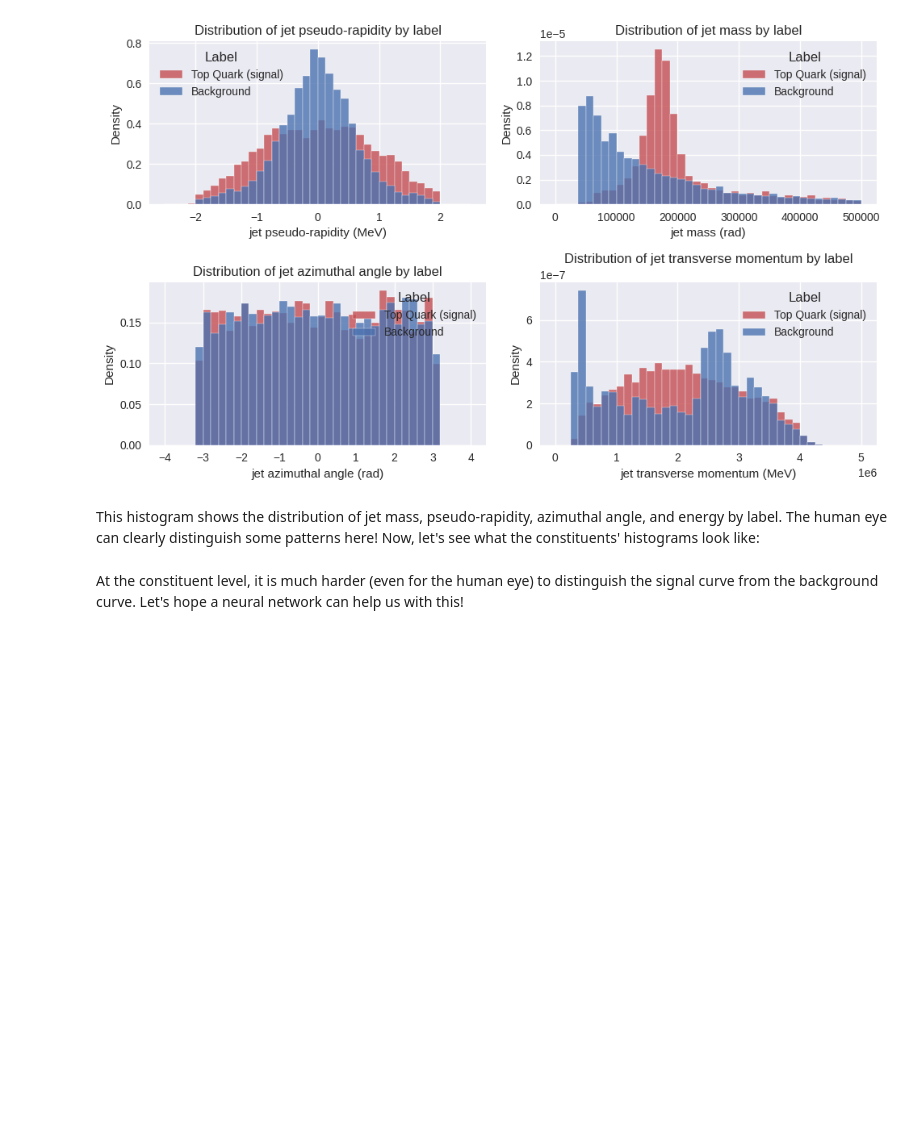
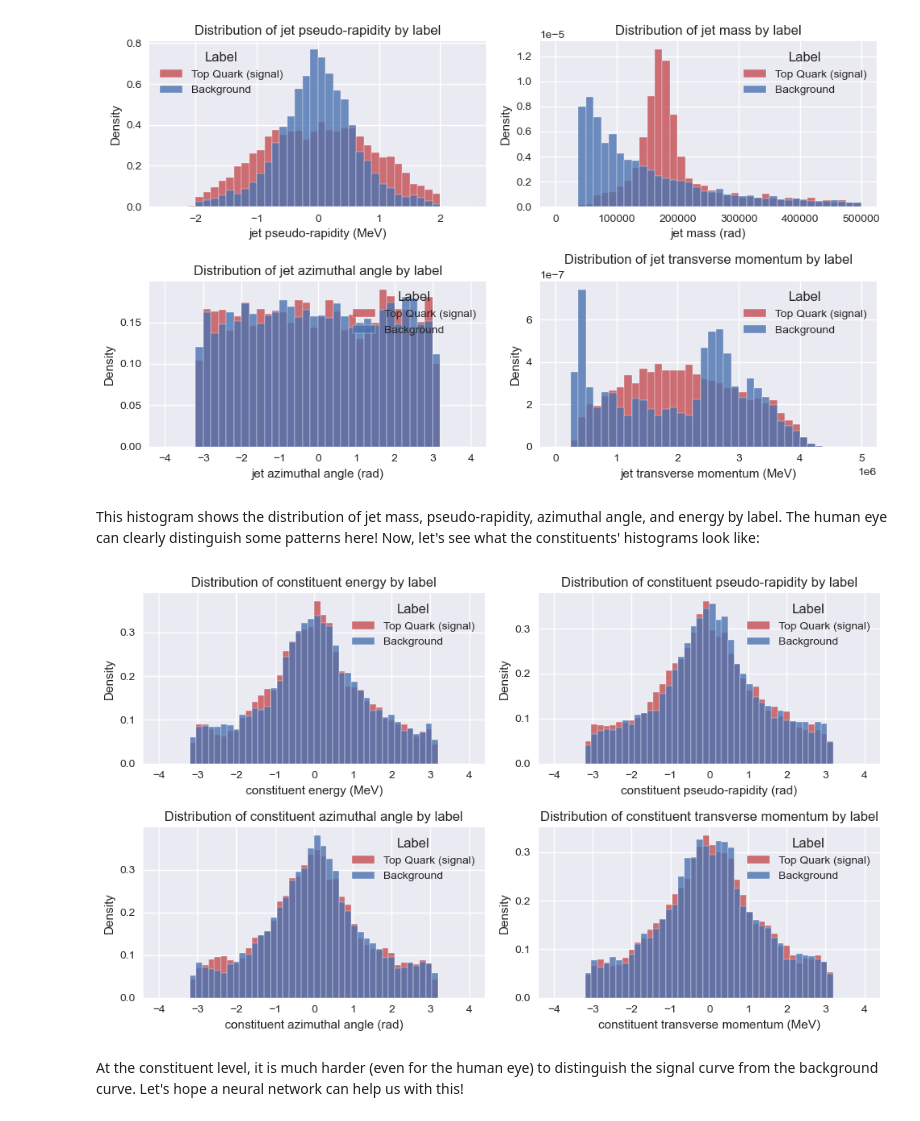
Before and after one commit to baron-de-montblanc/DL-Final-Project, a Jupyter notebook: workbook_FCNN.ipynb, the cells around one changed output. Saved outputs shown, nothing was run; the diff lists cells and outputs as text; code cells hidden in the pictures; blank space fills up the shorter version.

```diff
--- a/workbook_FCNN.ipynb
+++ b/workbook_FCNN.ipynb
@@ -33,7 +36,7 @@ plt.style.use("seaborn-v0_8")
 As a very first step, let's load in our data to see what it looks like. Our data has three attributes: "jet", "constituents", and "high-level" information about each jet. The jet attribute stores information about the *entire* jet: for example, the jet's mass and momentum. Meanwhile, the constituent attribute stores information about *each individual* particle that compose the jet: each particle's mass and momentum, for example. Finally, the high-level attribute stores variables "chosen in two separate studies of high level quantity based top taggers carried out by the ATLAS collaboration" (from the [reference manual](https://gitlab.cern.ch/atlas/ATLAS-top-tagging-open-data/-/tree/master?ref_type=heads)). These high-level variables aren't super important, and we instead wish to train our model on the constituent attributes, which provide the most information to identify our jets.
 # %%
 jet_data, jet_labels, jet_weights, jet_features = get_data("./data/reduced_atlas_dataset.h5", attribute="jet")
-cons_data, cons_labels, cons_weights, cons_features = get_data("./data/test.h5", attribute="constituents")
+cons_data, cons_labels, cons_weights, cons_features = get_data("./data/reduced_atlas_dataset.h5", attribute="constituents")
 
 print("---------- Jet-level data ----------------")
 print("Data shape [input_size, num_features]:", jet_data.shape)
@@ -61,6 +64,8 @@ plot_1D_distributions(jet_data, jet_labels, jet_features, nbins=40)
 # %% [markdown]
 This histogram shows the distribution of jet mass, pseudo-rapidity, azimuthal angle, and energy by label. The human eye can clearly distinguish some patterns here! Now, let's see what the constituents' histograms look like:
 # %%
-# plot_1D_distributions(cons_data, cons_labels, cons_features, 50)
+plot_1D_distributions(cons_data, cons_labels, cons_features, nbins=50)
+# %% [output]
+[figure, added]
 # %% [markdown]
 At the constituent level, it is much harder (even for the human eye) to distinguish the signal curve from the background curve. Let's hope a neural network can help us with this!
```
Also changed, not shown: parts of 14 cells of this notebook, 4 other files.
